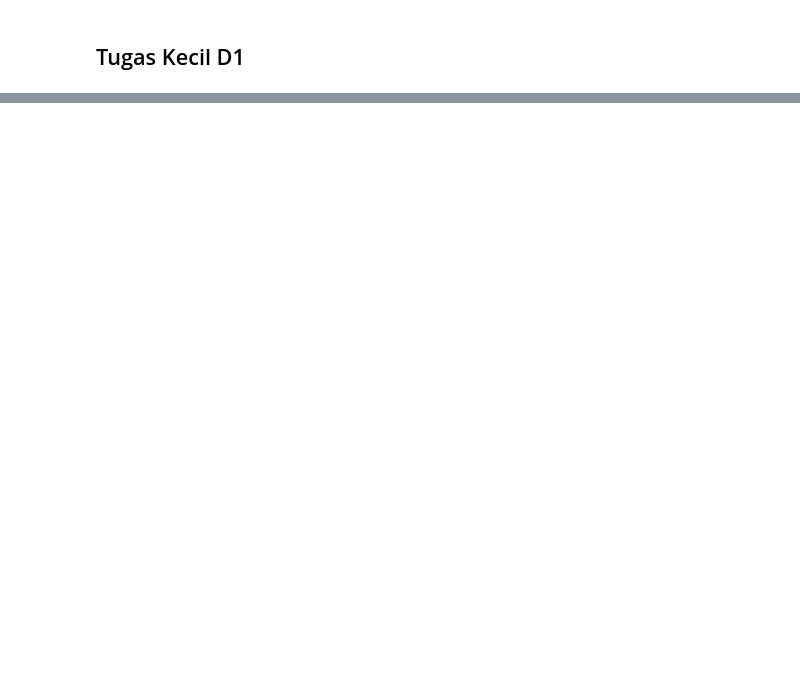
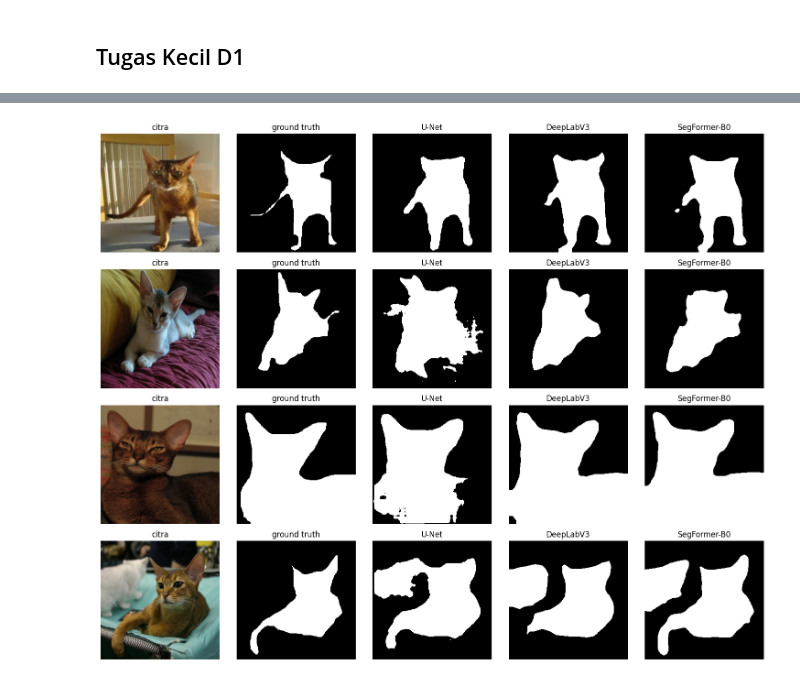
Before and after one commit to delafjr/computer-vision, a Jupyter notebook: jobsheet5/jobsheet5.ipynb, the cells around one changed output, grey strips where cells are left out. Drawn from its saved outputs; the diff is of its cells as text; code cells hidden in the pictures; blank space fills up the shorter version.

```diff
--- a/jobsheet5/jobsheet5.ipynb
+++ b/jobsheet5/jobsheet5.ipynb
@@ -203,0 +655,19 @@ print(
+# %%
+import transformers
+from transformers import SegformerForSemanticSegmentation
+
+transformers.logging.set_verbosity_error()
+set_seed(42)
+
+# === Muat SegFormer-B1 dan latih ===
+segf_b1 = SegformerForSemanticSegmentation.from_pretrained("nvidia/mit-b1", num_labels=1).to(DEVICE)
+print("Jumlah parameter SegFormer-B1: %.2f juta" % (sum(p.numel() for p in segf_b1.parameters()) / 1e6))
+
+def fwd_segf(m, x):
+    logit = m(pixel_values=x).logits  # resolusi 1/4 dari input
+    return F.interpolate(logit, size=x.shape[-2:], mode="bilinear", align_corners=False)
+
+hist_segf_b1 = latih(segf_b1, fwd_segf, CFG["EP_SEGF"], 3e-4, "SegFormer-B1 (pra-latih)")
+
+HASIL["SegFormer-B1 (pra-latih)"] = evaluasi(segf_b1, fwd_segf)
+print(ringkas(HASIL["SegFormer-B1 (pra-latih)"]))
@@ -203,0 +740,31 @@ print(
+# %%
+# === D6.2 Contoh prediksi ketiga model ===
+model_fwd = [
+    ("U-Net", unet, fwd_unet),
+    ("DeepLabV3", dlv3, fwd_dlv3),
+    ("SegFormer-B0", segf, fwd_segf)
+]
+
+idx_vis = [0, 5, 10, 15]
+fig, ax = plt.subplots(len(idx_vis), 5, figsize=(15, 3 * len(idx_vis)))
+preds = {n: prediksi(m, f, idx_vis) for n, m, f in model_fwd}
+
+for r, i in enumerate(idx_vis):
+    x, y, v = ds_test[i]
+    ax[r, 0].imshow(denorm(x))
+    ax[r, 1].imshow(y[0], cmap="gray")
+    ax[r, 0].set_title("citra")
+    ax[r, 1].set_title("ground truth")
+
+    for c, (n, _, _) in enumerate(model_fwd):
+        ax[r, c + 2].imshow(preds[n][r, 0], cmap="gray")
+        ax[r, c + 2].set_title(n)
+
+for a in ax.ravel():
+    a.axis("off")
+
+plt.tight_layout()
+plt.savefig(f"{FIG_DIR}/js05_d6_perbandingan.png", dpi=110)
+plt.show()
+# %% [output]
+[figure, added]
```
Also changed, not shown: parts of 31 cells of this notebook.
